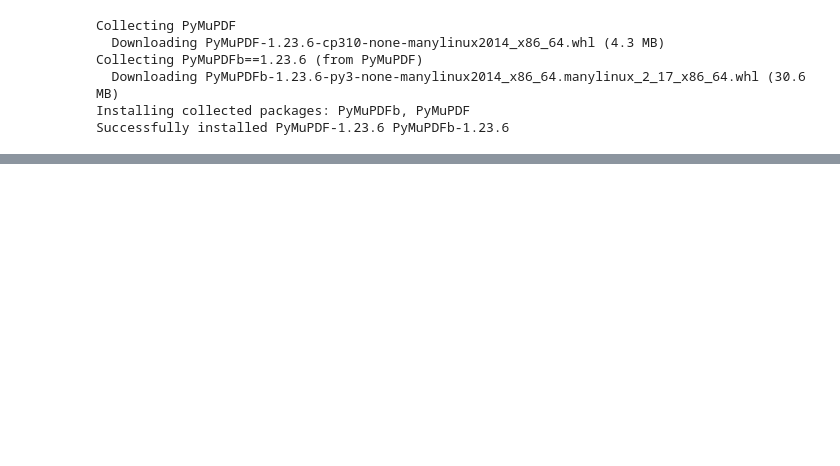
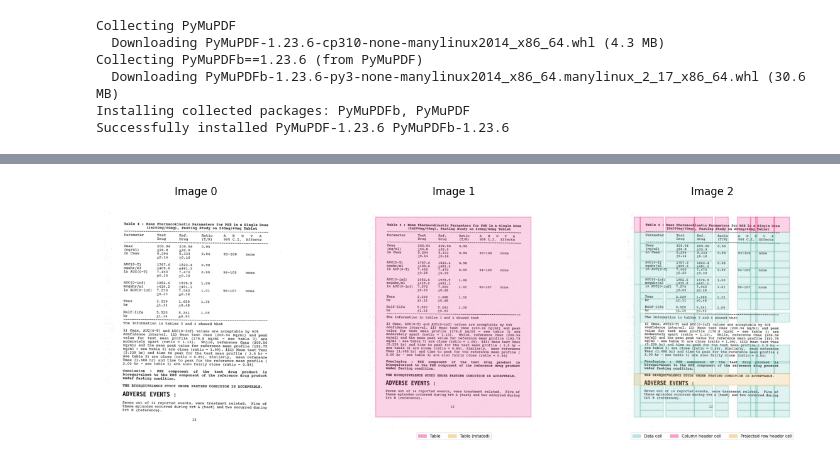
Before and after one commit to HoanChan/TableVision, a Jupyter notebook: TableVision.ipynb, the cells around one changed output, grey strips where cells are left out. Saved outputs shown, nothing was run; the diff lists cells and outputs as text; code cells hidden in the pictures; blank space fills up the shorter version.

```diff
--- a/TableVision.ipynb
+++ b/TableVision.ipynb
@@ -128,0 +141,4 @@ plt.show()
+# %%
+detectTable(pipe, "/content/TNCR/TNCR/0005ab896e95c5de6885bbf595500a8e-58.png")
+# %% [output]
+[figure, added]
```
Also changed, not shown: parts of 9 cells of this notebook, 54 other files.
